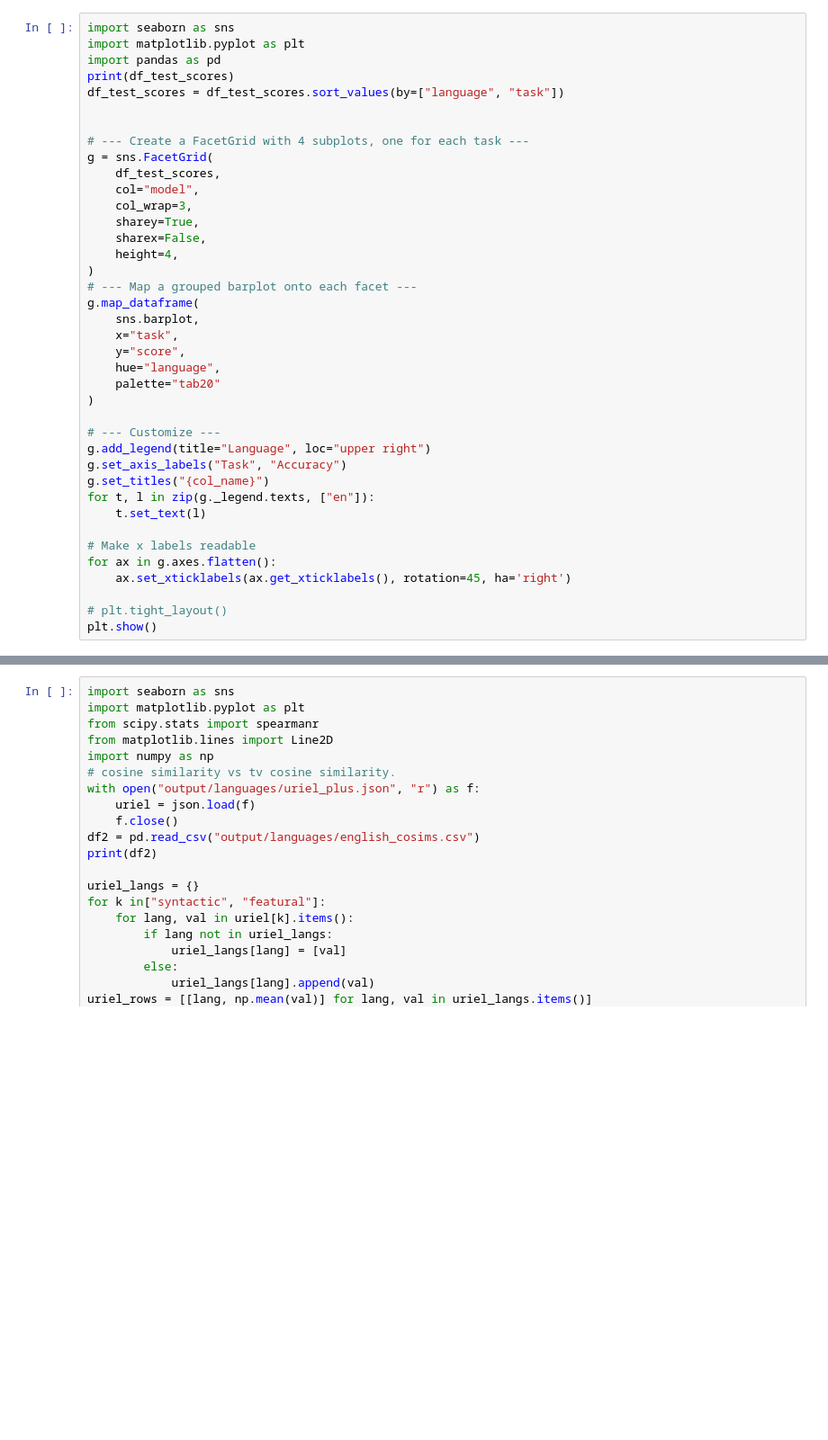
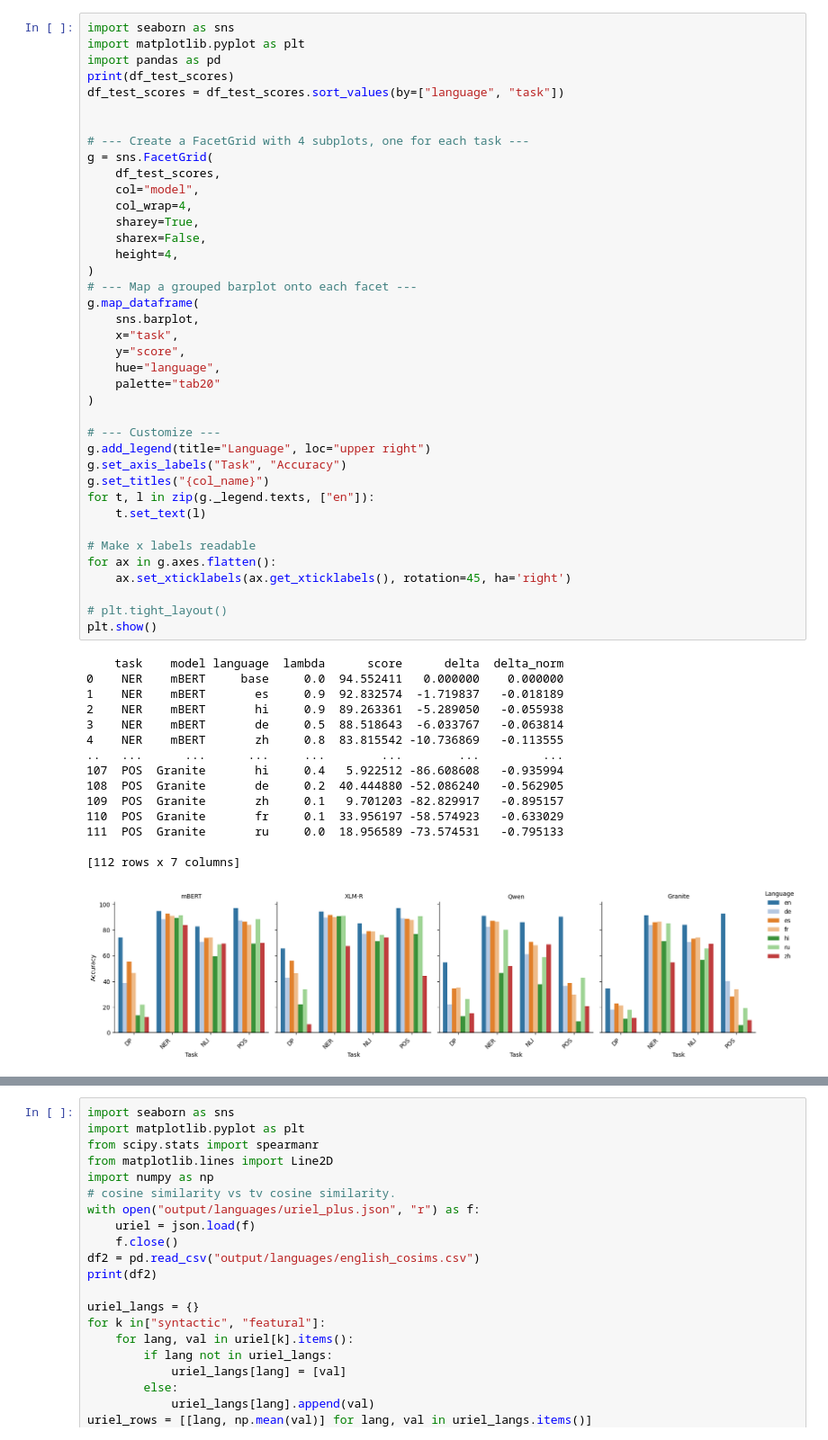
Before and after one commit to erafkin/xling_task_transfer, a Jupyter notebook: notebooks/figure_generation.ipynb, the cells around one changed output, grey strips where cells are left out. Shown at 90% size. Drawn from its saved outputs; the diff is of its cells as text; blank space fills up the shorter version.

```diff
--- a/notebooks/figure_generation.ipynb
+++ b/notebooks/figure_generation.ipynb
@@ -124,34 +174,50 @@ df_test_scores = df_test_scores.sort_values(by=["language", "task"])
 # --- Create a FacetGrid with 4 subplots, one for each task ---
 g = sns.FacetGrid(
     df_test_scores,
     col="model",
-    col_wrap=3,
+    col_wrap=4,
     sharey=True,
     sharex=False,
     height=4,
 )
 # --- Map a grouped barplot onto each facet ---
 g.map_dataframe(
     sns.barplot,
     x="task",
     y="score",
     hue="language",
     palette="tab20"
 )
 
 # --- Customize ---
 g.add_legend(title="Language", loc="upper right")
 g.set_axis_labels("Task", "Accuracy")
 g.set_titles("{col_name}")
 for t, l in zip(g._legend.texts, ["en"]):
     t.set_text(l)
 
 # Make x labels readable
 for ax in g.axes.flatten():
     ax.set_xticklabels(ax.get_xticklabels(), rotation=45, ha='right')
 
 # plt.tight_layout()
 plt.show()
+# %% [output]
+    task    model language  lambda      score      delta  delta_norm
+0    NER    mBERT     base     0.0  94.552411   0.000000    0.000000
+1    NER    mBERT       es     0.9  92.832574  -1.719837   -0.018189
+2    NER    mBERT       hi     0.9  89.263361  -5.289050   -0.055938
+3    NER    mBERT       de     0.5  88.518643  -6.033767   -0.063814
+4    NER    mBERT       zh     0.8  83.815542 -10.736869   -0.113555
+..   ...      ...      ...     ...        ...        ...         ...
+107  POS  Granite       hi     0.4   5.922512 -86.608608   -0.935994
+108  POS  Granite       de     0.2  40.444880 -52.086240   -0.562905
+109  POS  Granite       zh     0.1   9.701203 -82.829917   -0.895157
+110  POS  Granite       fr     0.1  33.956197 -58.574923   -0.633029
+111  POS  Granite       ru     0.0  18.956589 -73.574531   -0.795133
+
+[112 rows x 7 columns]
+[figure, added]
 # %%
 df_remove_en = df_test_scores.loc[df_test_scores["language"] != "base"]
 df_task = df_remove_en.groupby(["model", "task"])["delta_norm"].mean().reset_index()
```
Also changed, not shown: parts of 12 cells of this notebook, 3 other files.
